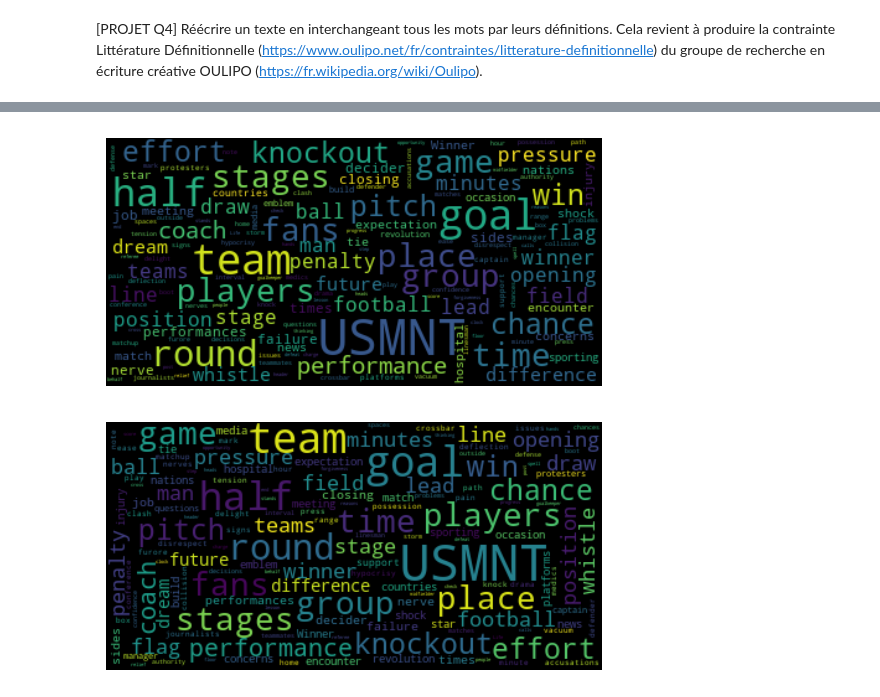
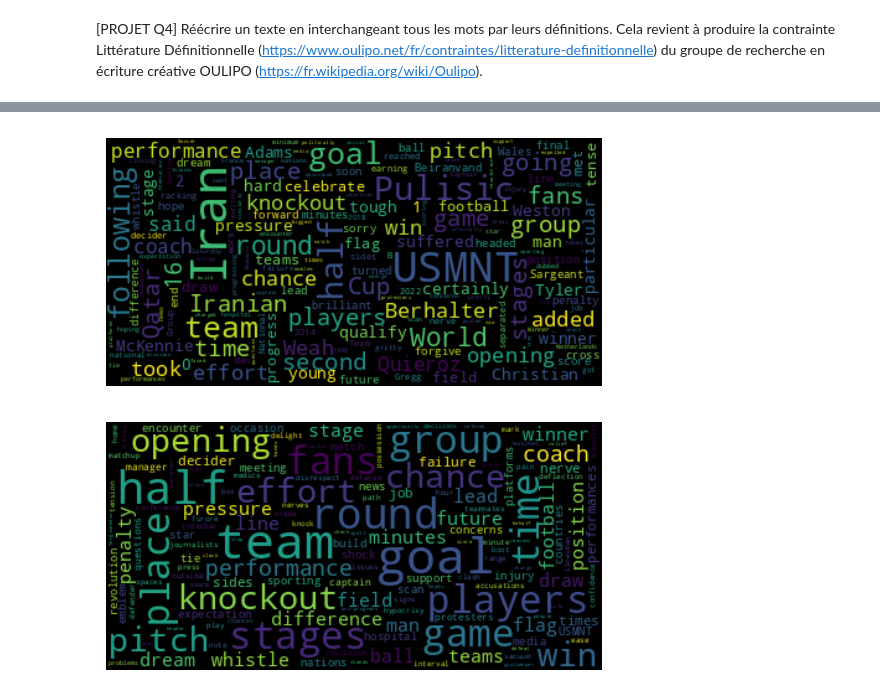
Before and after one commit to VendenIX/Projet_TAL, a Jupyter notebook: TP2_Bis/TP2.ipynb, the cells around one changed output, grey strips where cells are left out. Saved outputs shown, nothing was run; the diff lists cells and outputs as text; code cells hidden in the pictures.

```diff
--- a/TP2_Bis/TP2.ipynb
+++ b/TP2_Bis/TP2.ipynb
@@ -735,8 +642,11 @@ a small open container usually used for drinking; usually has a handle Cups
 # %%
-# insérez votre code ici
+# Tracer du nuage de mots avec les mots du doc ci-dessus
+generate_wordcloud(Counter([token.text for token in doc if not token.is_stop and not token.is_punct and "\n" not in token.lemma_]))
 # %% [output]
-[figure, old version]
+[figure, new version]
 # %%
-# insérez votre code ici
+
+# Tracer du nuage de mots avec les mots du doc ci-dessus
+generate_wordcloud(Counter([token.text for token in doc if not token.is_stop and not token.is_punct and "\n" not in token.lemma_ and token.pos_ == "NOUN"]))
 # %% [output]
-[figure, old version]
+[figure, new version]
```
Also changed, not shown: parts of 27 cells of this notebook.
